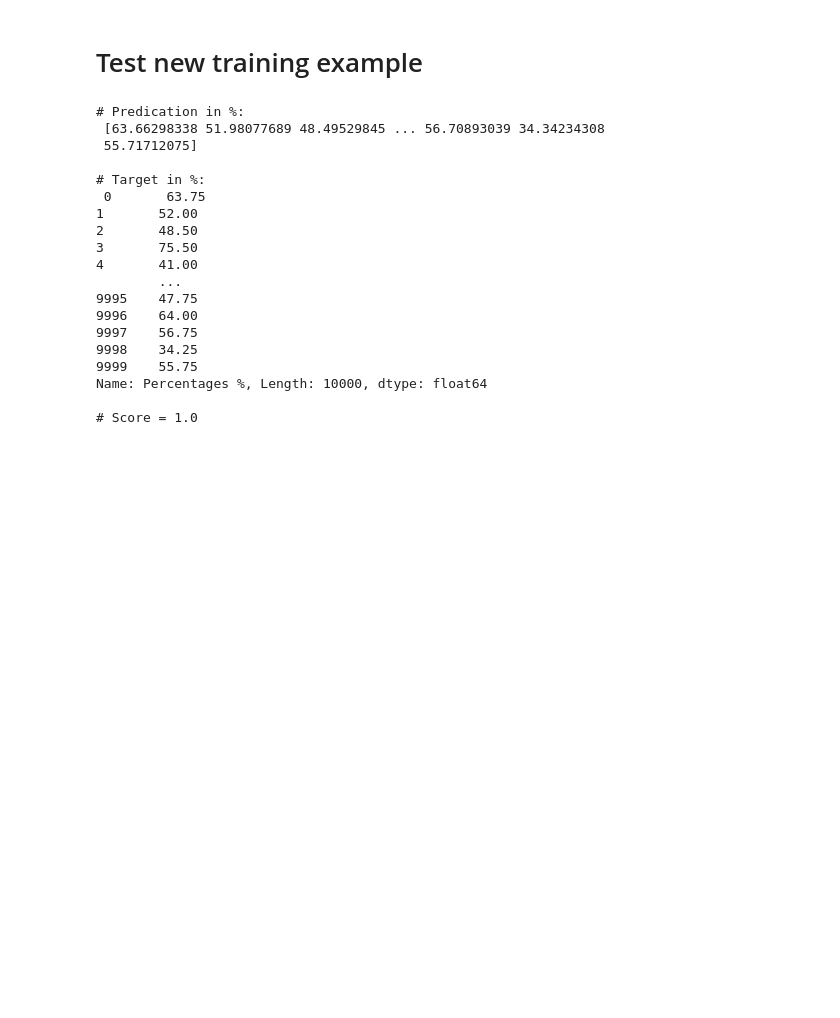
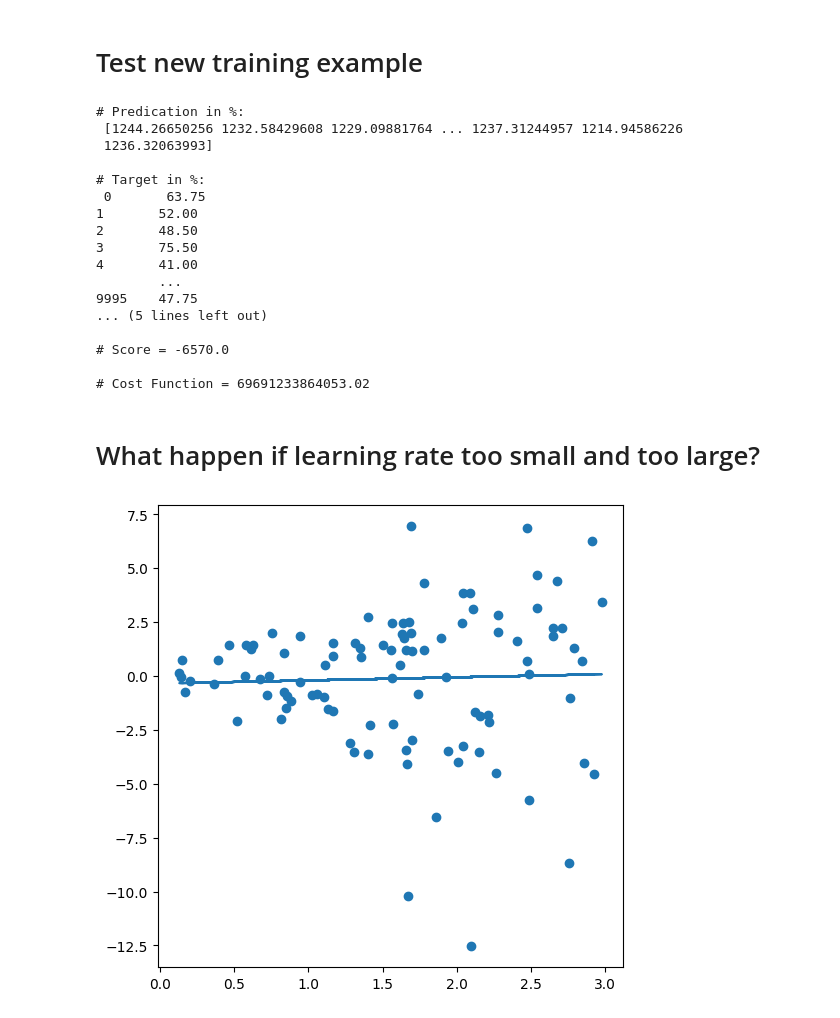
Before and after one commit to CoderAalok/Python_Libraries, a Jupyter notebook: Scikit Learn/Linear_Regression_model.ipynb, the cells around one changed output. Saved outputs shown, nothing was run; the diff lists cells and outputs as text; code cells hidden in the pictures; blank space fills up the shorter version.

```diff
--- a/Scikit Learn/Linear_Regression_model.ipynb
+++ b/Scikit Learn/Linear_Regression_model.ipynb
@@ -372,18 +372,23 @@ y = std_data["Percentages %"]
 model.fit(X, y)
 
 # predication
-predication = model.predict(X)
+y_hat = model.predict(X)
+
+# cost function
+m = X.shape[0]
+J = (0.5 * m) * np.sum((y_hat - y)**2)
 
 # score
 R2 = model.score(X, y)
 
-print(f"# Predication in %:\n {predication}")
+print(f"# Predication in %:\n {y_hat}")
 print(f"\n# Target in %:\n {y}")
 print(f"\n# Score = {np.round(R2)}")
+print(f"\n# Cost Function = {J}")
 # %% [output]
 # Predication in %:
- [63.66298338 51.98077689 48.49529845 ... 56.70893039 34.34234308
- 55.71712075]
+ [1244.26650256 1232.58429608 1229.09881764 ... 1237.31244957 1214.94586226
+ 1236.32063993]
 
 # Target in %:
  0       63.75
@@ -393,10 +398,49 @@ print(f"\n# Score = {np.round(R2)}")
 4       41.00
         ...
 9995    47.75
-9996    64.00
-9997    56.75
-9998    34.25
-9999    55.75
-Name: Percentages %, Length: 10000, dtype: float64
+... (5 lines left out)
 
-# Score = 1.0
+# Score = -6570.0
+
+# Cost Function = 69691233864053.02
+# %% [markdown]
+# What happen if learning rate too small and too large?
+# %%
+from sklearn.linear_model import LinearRegression
+
+alpha = 0.01 #learning rate
+m = 100 # traning examples
+no_iteration = 1000 # No. of iteration
+
+# feature
+X = 3 * np.random.rand(100, 1)
+
+# actual value
+y = 2 * X * np.random.randn(100, 1)
+
+# mol = LinearRegression()
+# mol.fit(X, y)
+# w, b = mol.coef_, mol.intercept_
+
+# # bias augmented of features
+X_b = np.c_[np.ones(X.shape), X]
+
+# weight and bias
+theta = np.random.randn(2, 1) # Initilization
+
+for _ in range(no_iteration):
+    y_hat = np.dot(X_b, theta)
+    gradients = (2 / m) * np.dot(X_b.T,(y_hat - y)) # y^ = theta . X  or y^ = w.X + b
+    theta = theta - alpha * gradients
+
+# y_hat = w * X + b
+y_hat = X_b.dot(theta)
+# y_hat
+# %%
+fig, ax = plt.subplots(figsize=(6,6))
+ax.scatter(X, y)
+ax.plot(X, y_hat)
+
+plt.show()
+# %% [output]
+[figure, added]
```
Also changed, not shown: parts of 1 cell of this notebook.
